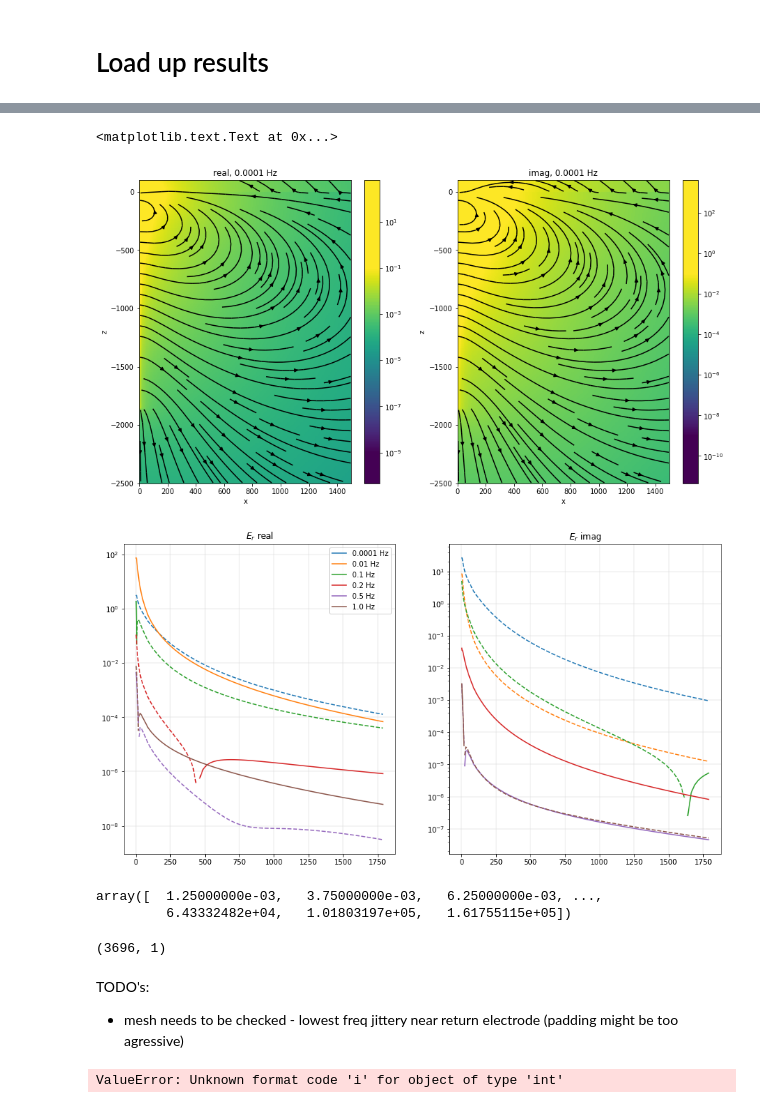
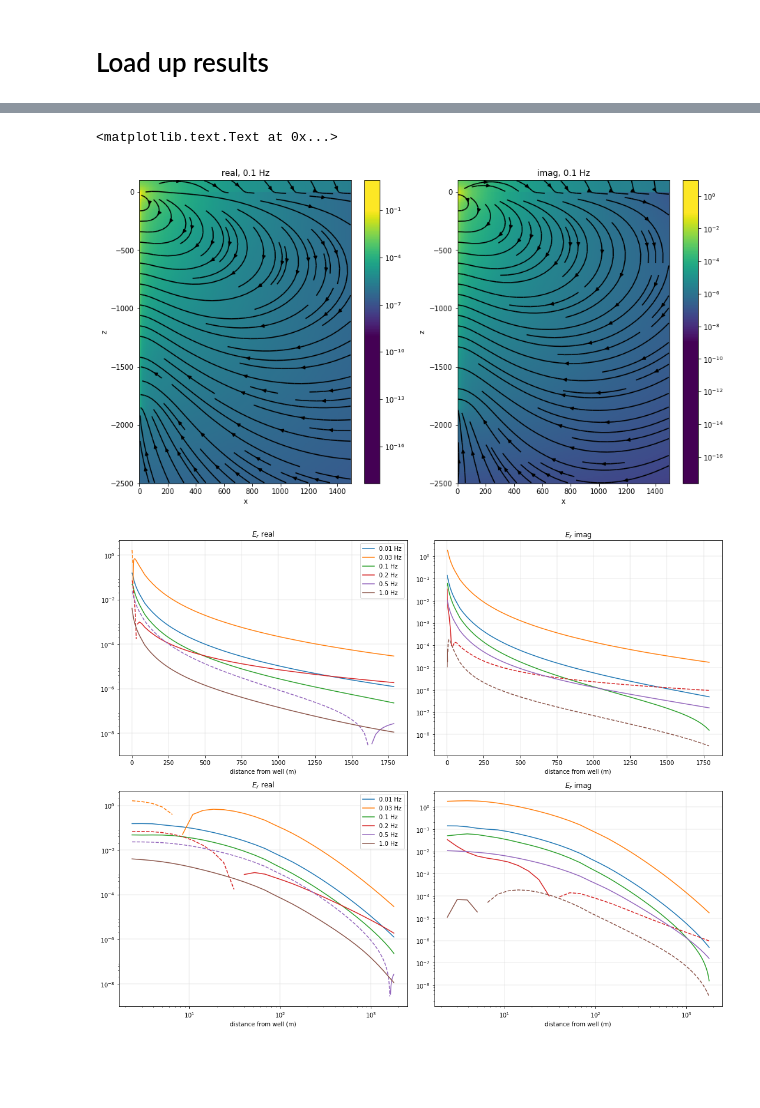
Before and after one commit to simpeg-research/casingSimulations, a Jupyter notebook: notebooks/casing3D/WellA.ipynb, the cells around one changed output, grey strips where cells are left out. Saved outputs shown, nothing was run; the diff lists cells and outputs as text; code cells hidden in the pictures; blank space fills up the shorter version.

```diff
--- a/notebooks/casing3D/WellA.ipynb
+++ b/notebooks/casing3D/WellA.ipynb
@@ -228,9 +227,11 @@ array([ 636619.77236758,   63661.97723676,    6366.19772368,
 # %%
 # look at a slice along the plane of the source
-srcind = 0
-theta_ind = 5
+srcind = 2
+theta_ind = 1
 
 jcyl = cylFields[srcList[srcind],'j']
 jplt = casingSimulations.face3DthetaSlice(cylMesh.mesh, jcyl, theta_ind=theta_ind)
 bcyl = cylFields[srcList[srcind], 'b']
-bplt = casingSimulations.edge3DthetaSlice(cylMesh.mesh, hcyl, theta_ind=theta_ind)
+bplt = casingSimulations.edge3DthetaSlice(cylMesh.mesh, bcyl, theta_ind=theta_ind)
+
+print('freq: {} Hz'.format(srcList[srcind].freq))
@@ -279,7 +282,7 @@ def ccv3DthetaSlice(mesh3D, v3D, theta_ind=0):
     return ccv3Dslice
 # %%
 theta_ind = 1
-srcind = 1
+srcind = 6
 
 ecyl = cylFields[srcList[srcind], 'e']
 eplt = ccv3DthetaSlice(cylmesh, ecyl, theta_ind=theta_ind)
@@ -307,41 +310,51 @@ casingSimulations.plotFace2D(
 ax[1].set_title('imag, {} Hz'.format(srcList[srcind].freq))
 # %% [output]
 <matplotlib.text.Text at 0x...>
-[figure, old version]
+[figure, new version]
 # %%
 xind = ((mesh2D.gridCC[:,0] > 2.) & (mesh2D.gridCC[:,0] < 1800.))
 zind = ((mesh2D.gridCC[:,2] > 0.) & (mesh2D.gridCC[:,2] < mesh2D.hz.min()))
 pltind = xind & zind
 # %%
-fig, ax = plt.subplots(1, 2, figsize=(15, 8))
+fig, ax = plt.subplots(2, 2, figsize=(15, 12))
+ax = utils.mkvc(ax)
 
-for i, src in enumerate(srcList[1:]):
+for i, src in enumerate(srcList[4:]):
     ecyl = cylFields[src, 'e']
     eplt = ccv3DthetaSlice(cylmesh, ecyl, theta_ind=theta_ind)
 
     ex = eplt[:mesh2D.nC][pltind]
     x = mesh2D.gridCC[pltind, 0]
 #     ey = eplt[mesh2D.nC:2*mesh2D.nC]
 #     ez = eplt[2*mesh2D.nC:]
 
     xind = ((mesh2D.gridCC[:,0] > 2.) & (mesh2D.gridCC[:,0] < 1800.))
     zind = ((mesh2D.gridCC[:,2] > 0.) & (mesh2D.gridCC[:,2] < mesh2D.hz.min()))
     pltind = xind & zind
 
     label='{} Hz'.format(src.freq)
 
     ax[0].semilogy(x, -ex.real, '--', color='C{}'.format(i))
-    ax[1].semilogy(x, -ex.imag, '--', color='C{}'.format(i))
+    ax[2].semilogy(x, -ex.imag, '--', color='C{}'.format(i))
+
+    ax[1].loglog(x, -ex.real, '--', color='C{}'.format(i))
+    ax[3].loglog(x, -ex.imag, '--', color='C{}'.format(i))
 
     ax[0].semilogy(x, ex.real, '-', color='C{}'.format(i), label='{} Hz'.format(src.freq))
-    ax[1].semilogy(x, ex.imag, '-', color='C{}'.format(i), label='{} Hz'.format(src.freq))
+    ax[2].semilogy(x, ex.imag, '-', color='C{}'.format(i), label='{} Hz'.format(src.freq))
+
+    ax[1].loglog(x, ex.real, '-', color='C{}'.format(i), label='{} Hz'.format(src.freq))
+    ax[3].loglog(x, ex.imag, '-', color='C{}'.format(i), label='{} Hz'.format(src.freq))
 
 ax[0].legend()
+ax[1].legend()
 
-ax[0].set_title('$E_r$ real')
-ax[1].set_title('$E_r$ imag')
+[a.set_title('$E_r$ real') for a in [ax[0], ax[1]]]
+[a.set_title('$E_r$ imag') for a in [ax[2], ax[3]]]
+# [a.set_xlim([2., 1000.]) for a in ax]
+[a.grid('both', linestyle='-', linewidth=0.4, color=[0.8, 0.8, 0.8]) for a in ax]
+[a.set_xlabel('distance from well (m)') for a in ax]
 
-ax[0].grid('both', linestyle='-', linewidth=0.4, color=[0.8, 0.8, 0.8])
-ax[1].grid('both', linestyle='-', linewidth=0.4, color=[0.8, 0.8, 0.8])
+plt.tight_layout()
 # %% [output]
-[figure, old version]
+[figure, new version]
@@ -350,16 +360,0 @@ plt.colors()
-# %%
-mesh2D.gridCC[zind,0]
-# %% [output]
-array([  1.25000000e-03,   3.75000000e-03,   6.25000000e-03, ...,
-         6.43332482e+04,   1.01803197e+05,   1.61755115e+05])
-# %%
-explt.shape
-# %% [output]
-(3696, 1)
-# %% [markdown]
-TODO's:
-- mesh needs to be checked - lowest freq jittery near return electrode (padding might be too agressive)
-# %%
-print('{:i}'.format(1))
-# %% [output]
-ValueError: Unknown format code 'i' for object of type 'int'
```
Also changed, not shown: parts of 13 cells of this notebook, 10 other files.
